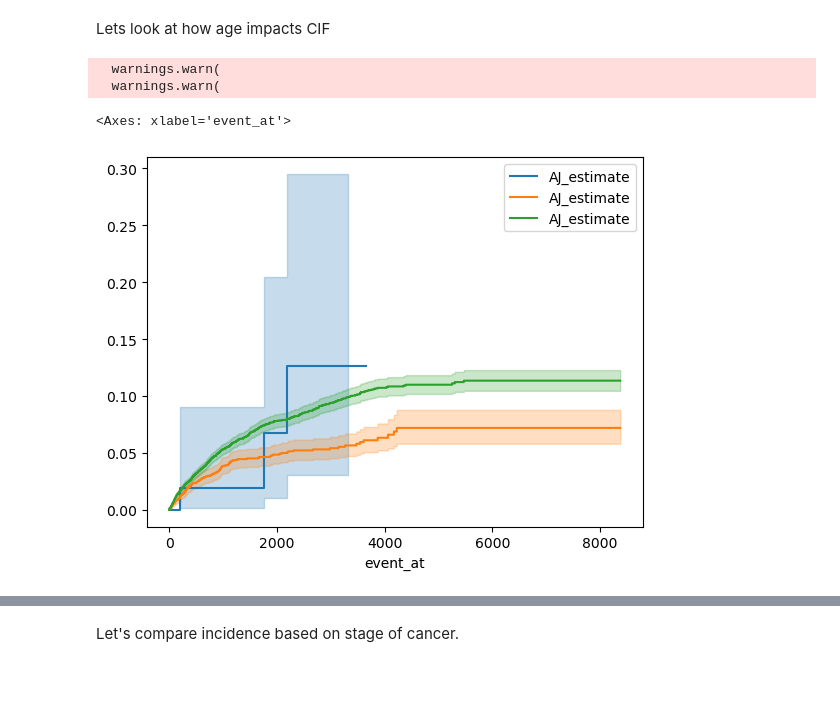
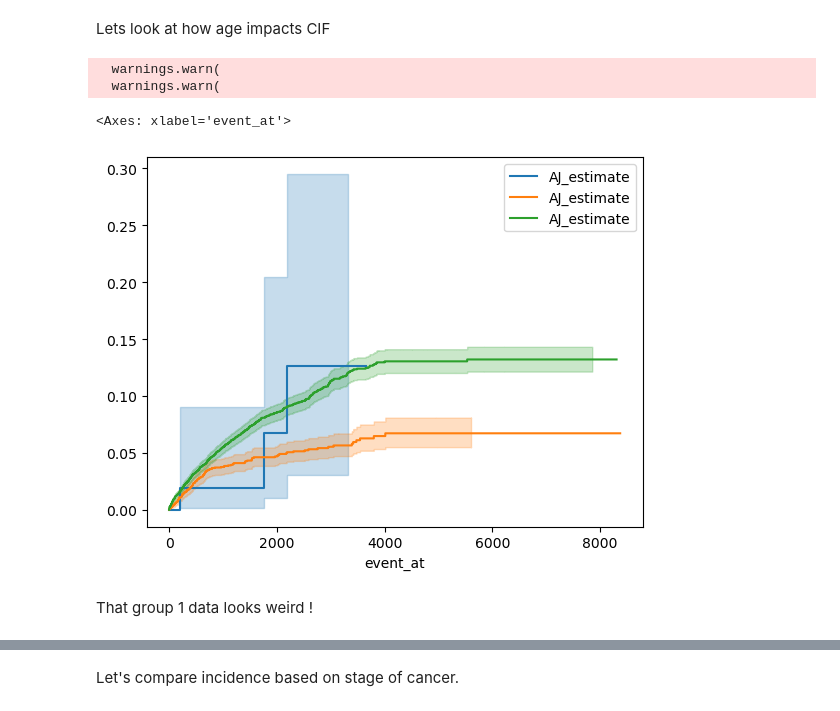
Before and after one commit to Roseille/SurvivalAnalyses, a Jupyter notebook: sample.ipynb, the cells around one changed output, grey strips where cells are left out. Drawn from its saved outputs; the diff is of its cells as text; code cells hidden in the pictures; blank space fills up the shorter version.

```diff
--- a/sample.ipynb
+++ b/sample.ipynb
@@ -185,20 +185,22 @@ ajf.plot()
 Lets look at how age impacts CIF
 # %%
 group_1 = cph_df[cph_df['CURRENT_AGE_DEID'] <= 32]
-group_2 = cph_df[cph_df['CURRENT_AGE_DEID'] <= 65]
-group_3 = cph_df[cph_df['CURRENT_AGE_DEID'] <= 99]
+group_2 = cph_df[(cph_df['CURRENT_AGE_DEID'] <= 65) & (cph_df['CURRENT_AGE_DEID'] > 32)]
+group_3 = cph_df[(cph_df['CURRENT_AGE_DEID'] <= 99) & (cph_df['CURRENT_AGE_DEID'] > 65)]
 ajf.fit(group_1['DT_SECONDCANCER_DEATH'], group_1['ENDPT_SECONDCANCER_DEATH'], event_of_interest=1)
 ajf.cumulative_density_
 ajf.plot()
 ajf.fit(group_2['DT_SECONDCANCER_DEATH'], group_2['ENDPT_SECONDCANCER_DEATH'], event_of_interest=1)
 ajf.cumulative_density_
 ajf.plot()
 ajf.fit(group_3['DT_SECONDCANCER_DEATH'], group_3['ENDPT_SECONDCANCER_DEATH'], event_of_interest=1)
 ajf.cumulative_density_
 ajf.plot()
 #Blue, orange, green
 # %% [output]
   warnings.warn(
   warnings.warn(
 <Axes: xlabel='event_at'>
-[figure, old version]
+[figure, new version]
+# %% [markdown]
+That group 1 data looks weird !
```
Also changed, not shown: parts of 4 cells of this notebook.
